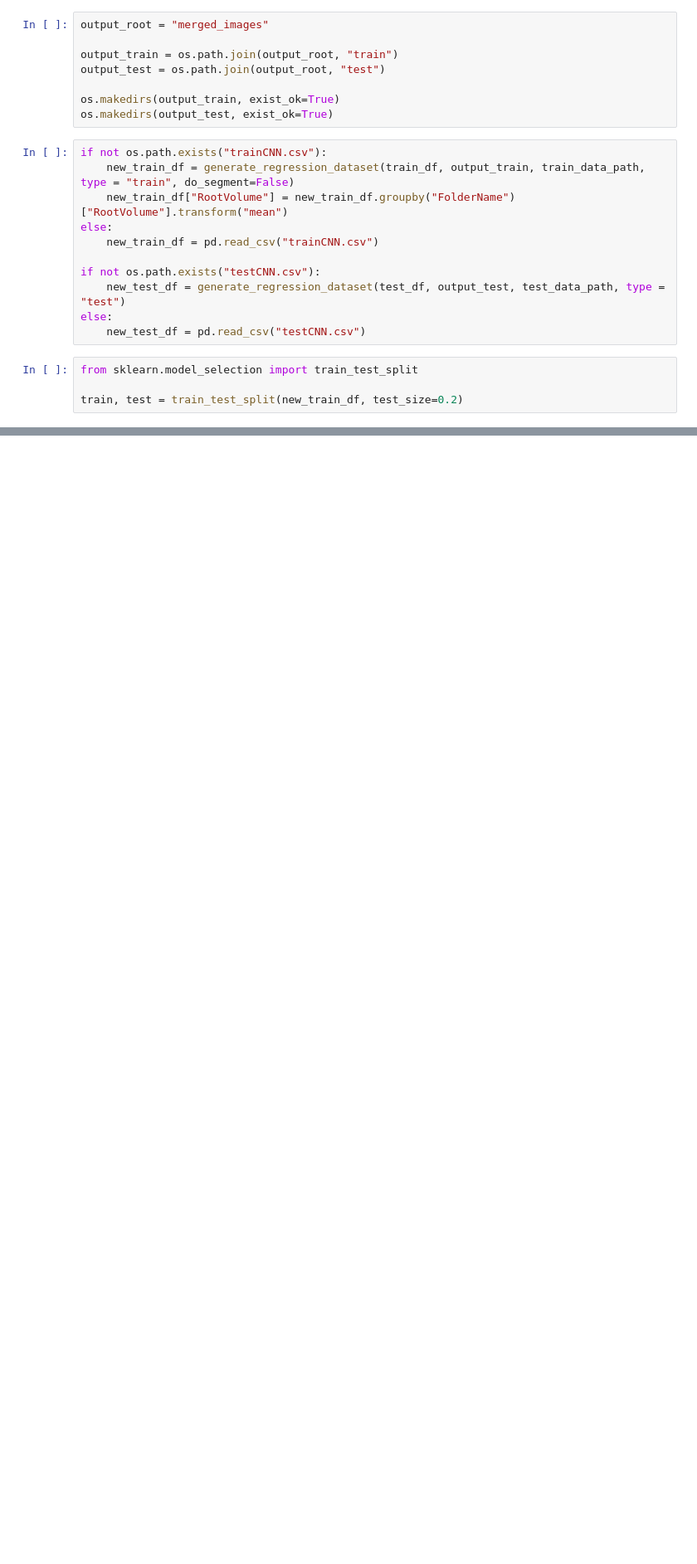
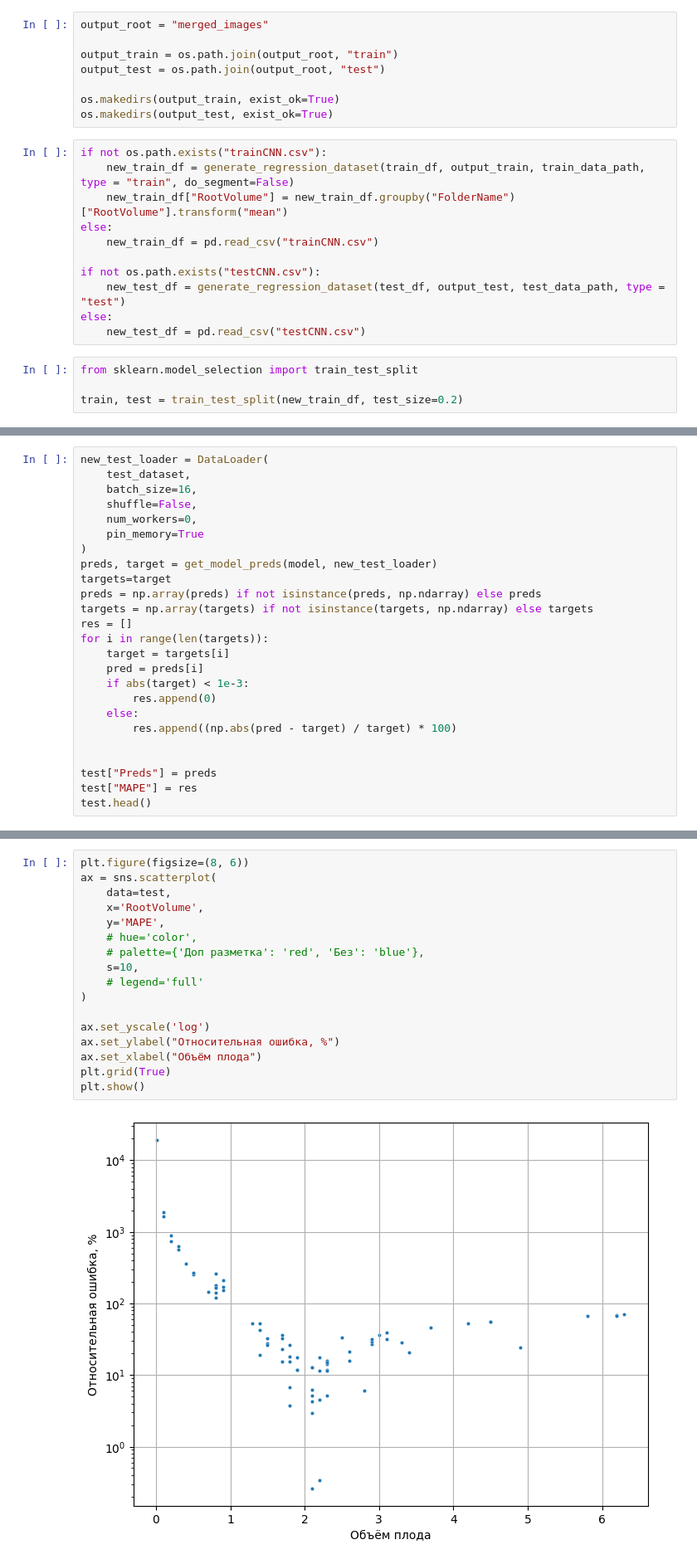
Before and after one commit to EHAT32/manioka, a Jupyter notebook: train_CNN.ipynb, the cells around one changed output, grey strips where cells are left out. Shown at 83% size. Drawn from its saved outputs; the diff is of its cells as text; blank space fills up the shorter version.

```diff
--- a/train_CNN.ipynb
+++ b/train_CNN.ipynb
@@ -790,0 +816,25 @@ else:
+# %%
+new_test_loader = DataLoader(
+    test_dataset,
+    batch_size=16,
+    shuffle=False,
+    num_workers=0,
+    pin_memory=True
+)
+preds, target = get_model_preds(model, new_test_loader)
+targets=target
+preds = np.array(preds) if not isinstance(preds, np.ndarray) else preds
+targets = np.array(targets) if not isinstance(targets, np.ndarray) else targets
+res = []
+for i in range(len(targets)):
+    target = targets[i]
+    pred = preds[i]
+    if abs(target) < 1e-3:
+        res.append(0)
+    else:
+        res.append((np.abs(pred - target) / target) * 100)
+
+
+test["Preds"] = preds
+test["MAPE"] = res
+test.head()
@@ -790,0 +848,19 @@ else:
+# %%
+plt.figure(figsize=(8, 6))
+ax = sns.scatterplot(
+    data=test,
+    x='RootVolume',
+    y='MAPE',
+    # hue='color',
+    # palette={'Доп разметка': 'red', 'Без': 'blue'},
+    s=10,
+    # legend='full'
+)
+
+ax.set_yscale('log')
+ax.set_ylabel("Относительная ошибка, %")
+ax.set_xlabel("Объём плода")
+plt.grid(True)
+plt.show()
+# %% [output]
+[figure, added]
```
Also changed, not shown: parts of 5 cells of this notebook.
